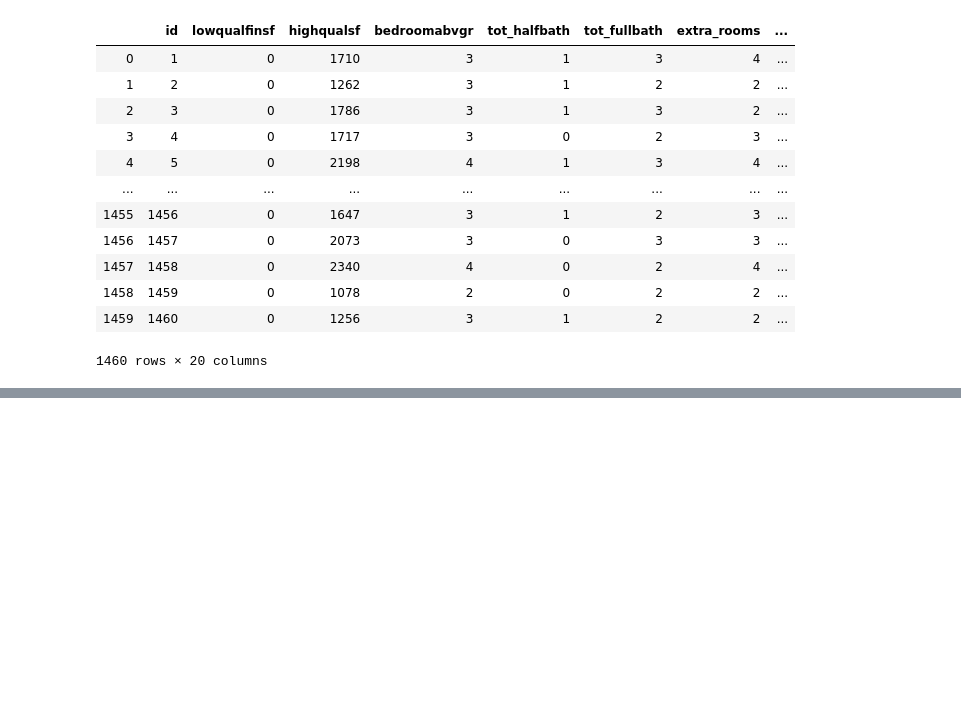
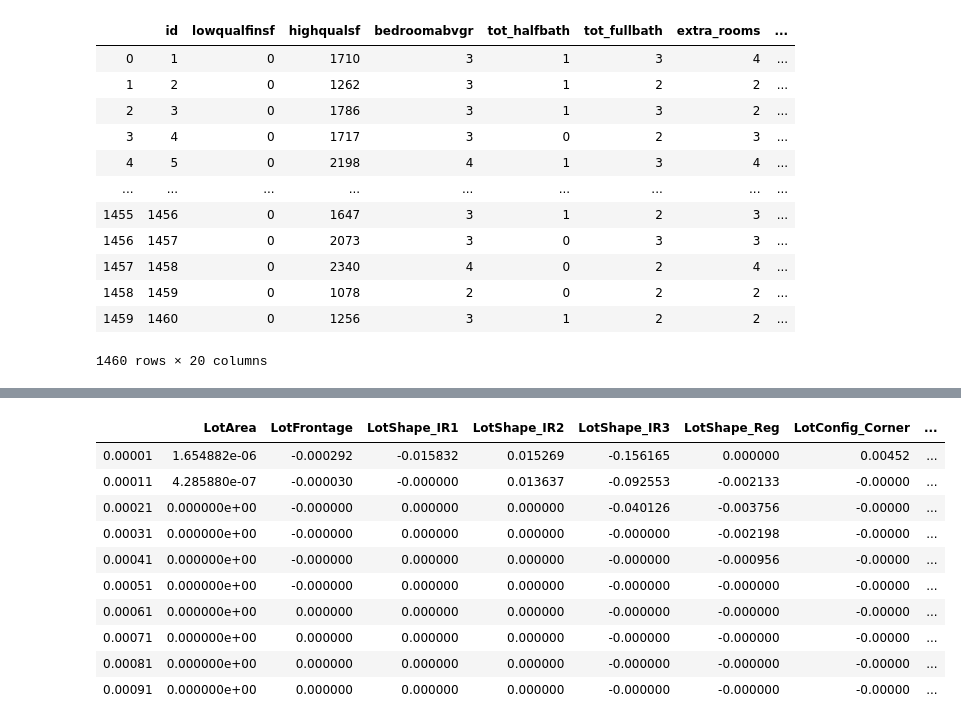
Before and after one commit to matthew-boccio/ml-housing, a Jupyter notebook: compiling_features.ipynb, the cells around one changed output, grey strips where cells are left out. Cells and saved outputs as stored; diff of their text form; code cells hidden in the pictures; blank space fills up the shorter version.

```diff
--- a/compiling_features.ipynb
+++ b/compiling_features.ipynb
@@ -176,0 +135,4 @@ final_df
+# %%
+final_df2 = pd.read_csv('compiled_features2.csv', index_col= None)
+pd.set_option('display.max_columns', None)
+final_df2
@@ -176,0 +172,2 @@ final_df
+# %%
+final_df2 = final_df2.fillna(0)
@@ -176,0 +178,3 @@ final_df
+# %%
+X = final_df2.drop('LogSalePrice', axis=1)
+X
@@ -176,0 +195,3 @@ final_df
+# %%
+Y = final_df2['LogSalePrice']
+Y
@@ -176,0 +211,28 @@ final_df
+# %%
+from sklearn.linear_model import LinearRegression, Ridge, Lasso, ElasticNet
+from sklearn import datasets
+
+lasso  = Lasso()
+alphas = np.arange(.00001, .001, .0001)
+lasso.set_params(normalize=True)
+coefs_lasso  = []
+
+for alpha in alphas:
+        lasso.set_params(alpha=alpha)
+        lasso.fit(X, Y)
+        coefs_lasso.append(lasso.coef_)
+
+coefs_lasso = pd.DataFrame(coefs_lasso, index = alphas, columns = X.columns)
+coefs_lasso
+# %% [output]
+|  | LotArea | LotFrontage | LotShape_IR1 | LotShape_IR2 | LotShape_IR3 | LotShape_Reg | LotConfig_Corner | ... |
+| 0.00001 | 1.654882e-06 | -0.000292 | -0.015832 | 0.015269 | -0.156165 | 0.000000 | 0.00452 | ... |
+| 0.00011 | 4.285880e-07 | -0.000030 | -0.000000 | 0.013637 | -0.092553 | -0.002133 | -0.00000 | ... |
+| 0.00021 | 0.000000e+00 | -0.000000 | 0.000000 | 0.000000 | -0.040126 | -0.003756 | -0.00000 | ... |
+| 0.00031 | 0.000000e+00 | -0.000000 | 0.000000 | 0.000000 | -0.000000 | -0.002198 | -0.00000 | ... |
+| 0.00041 | 0.000000e+00 | -0.000000 | 0.000000 | 0.000000 | -0.000000 | -0.000956 | -0.00000 | ... |
+| 0.00051 | 0.000000e+00 | -0.000000 | 0.000000 | 0.000000 | -0.000000 | -0.000000 | -0.00000 | ... |
+| 0.00061 | 0.000000e+00 | 0.000000 | 0.000000 | 0.000000 | -0.000000 | -0.000000 | -0.00000 | ... |
+| 0.00071 | 0.000000e+00 | 0.000000 | 0.000000 | 0.000000 | -0.000000 | -0.000000 | -0.00000 | ... |
+| 0.00081 | 0.000000e+00 | 0.000000 | 0.000000 | 0.000000 | -0.000000 | -0.000000 | -0.00000 | ... |
+| 0.00091 | 0.000000e+00 | 0.000000 | 0.000000 | 0.000000 | -0.000000 | -0.000000 | -0.00000 | ... |
```
Also changed, not shown: parts of 17 cells of this notebook, 4 other files.
